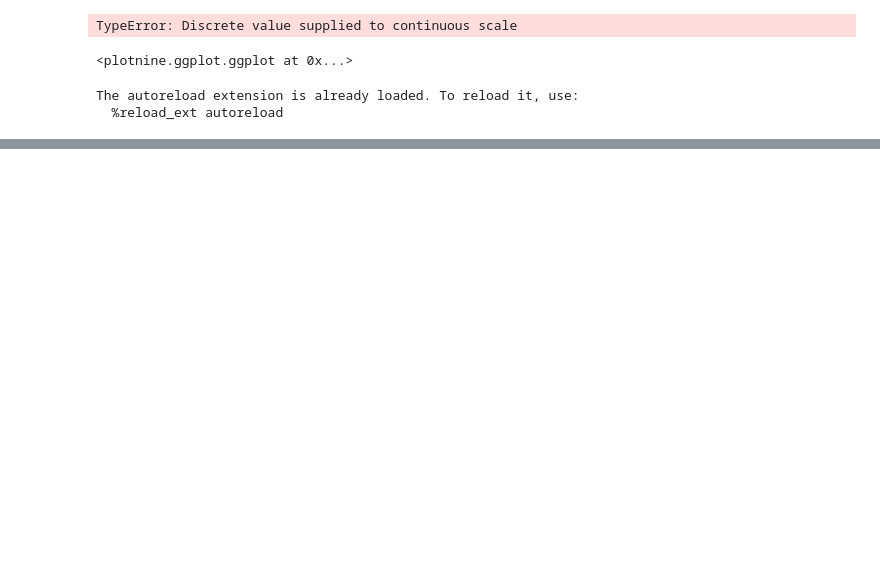
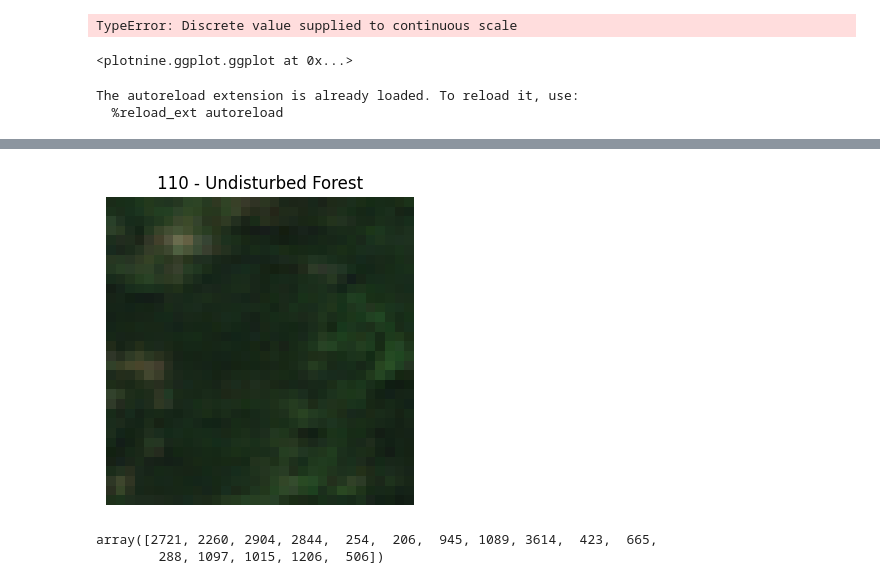
Before and after one commit to JR-DIGITAL/DISFOR, a Jupyter notebook: notebooks/data_exploration.ipynb, the cells around one changed output, grey strips where cells are left out. Drawn from its saved outputs; the diff is of its cells as text; code cells hidden in the pictures; blank space fills up the shorter version.

```diff
--- a/notebooks/data_exploration.ipynb
+++ b/notebooks/data_exploration.ipynb
@@ -318,3 +318,33 @@ fig.update_annotations(font_size=10)
 
 fig.write_image("timeline.png", scale=2, height=350)
 fig.show()
+# %%
+from disfor.torch import DisturbanceDataset
+import numpy as np
+import random
+
+tiff_dataset = DisturbanceDataset(
+    # If None, data gets dynamically downloaded and cached from Huggingface
+    data_folder=None,
+    # selecting healthy forest (110), clear cut (211) and bark beetle (231)
+    target_classes=[110, 211, 212, 221, 222, 231, 242, 243, 245],
+    # reduce the size of the chip, to include less context
+    chip_size=32,
+    # subset to only include samples with high confidence
+    confidence=["high", "medium"],
+    # only include acquisitions from "leaf-on" months
+    months=[5, 6, 7, 8, 9],
+    # only include acquisitions where the clear cut is recent (maximum of 90 days),
+    # for all other classes include everything
+    max_days_since_event={211: 90},
+    max_samples_per_event=1,
+    # omit samples which have low tcd in the comment
+    omit_low_tcd=True,
+    # omit samples which have border in the comment
+    omit_border=True,
+    min_clear_percentage_chip=99,
+)
+# %%
+tiff_dataset.plot_chip(random.randint(0, len(tiff_dataset) - 1))
+# %% [output]
+[figure, added]
@@ -320,0 +363,5 @@ fig.show()
+# %%
+selected_indices
+# %% [output]
+array([2721, 2260, 2904, 2844,  254,  206,  945, 1089, 3614,  423,  665,
+        288, 1097, 1015, 1206,  506])
```
Also changed, not shown: parts of 3 cells of this notebook, 10 other files.
